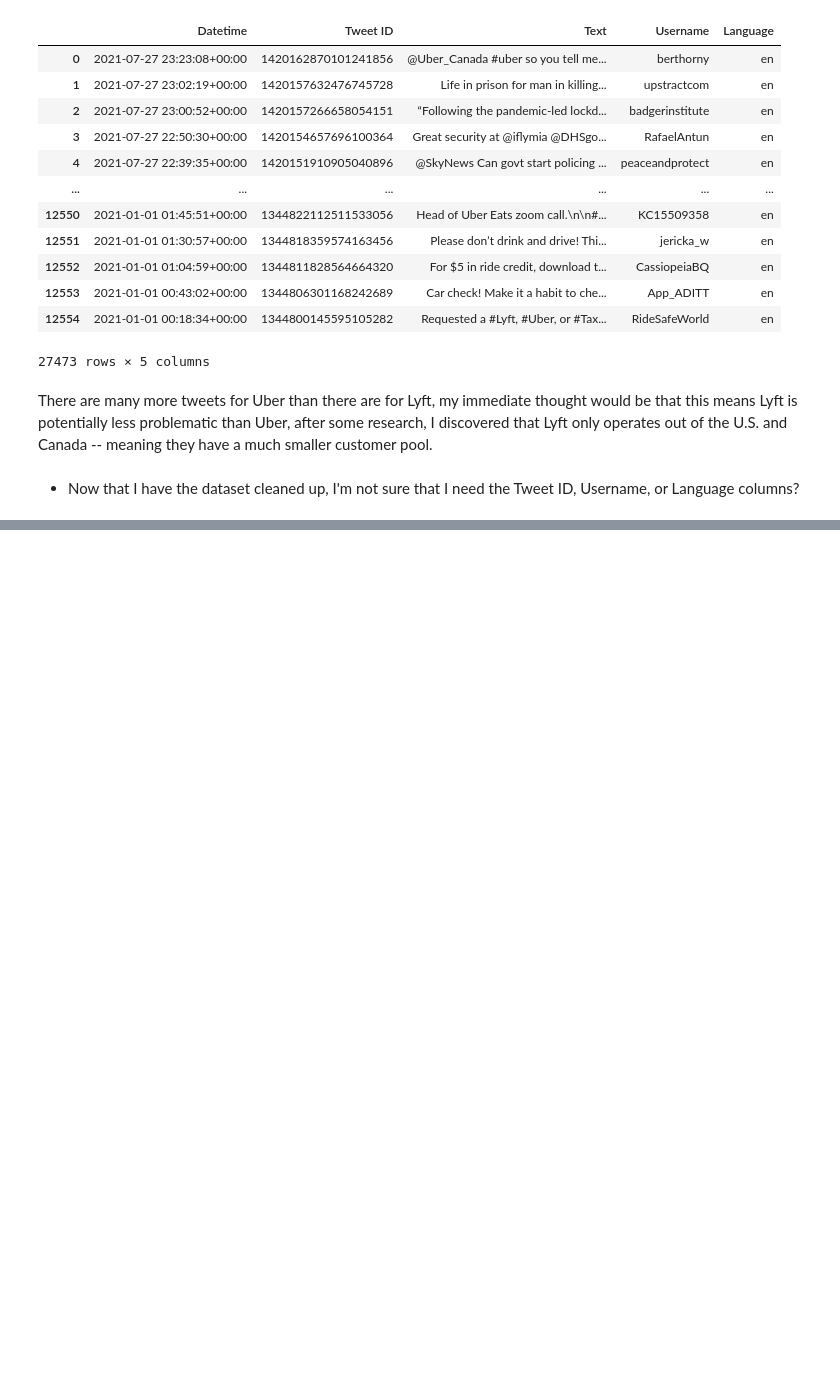
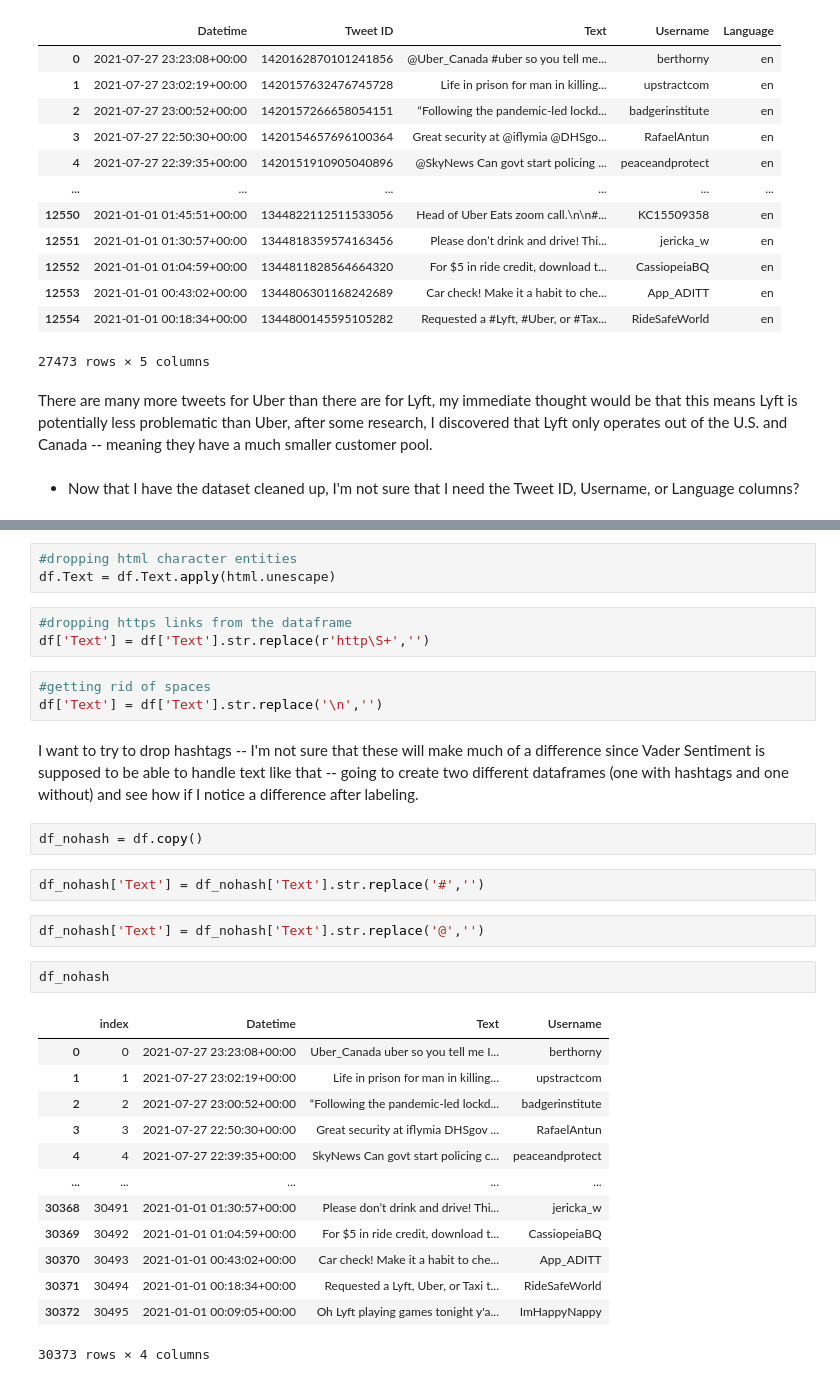
Before and after one commit to juliaechap/Cap3_Sentinment_Analysis_Project, a Jupyter notebook: Notebooks/Data Wrangling.ipynb, the cells around one changed output, grey strips where cells are left out. Drawn from its saved outputs; the diff is of its cells as text; blank space fills up the shorter version.

```diff
--- a/Notebooks/Data Wrangling.ipynb
+++ b/Notebooks/Data Wrangling.ipynb
@@ -445,0 +430,33 @@ df.to_csv('Cleaned_dataset_v1.csv')
+# %%
+#dropping html character entities
+df.Text = df.Text.apply(html.unescape)
+# %%
+#dropping https links from the dataframe
+df['Text'] = df['Text'].str.replace(r'http\S+','')
+# %%
+#getting rid of spaces
+df['Text'] = df['Text'].str.replace('\n','')
+# %% [markdown]
+I want to try to drop hashtags -- I'm not sure that these will make much of a difference since Vader Sentiment is supposed to be able to handle text like that -- going to create two different dataframes (one with hashtags and one without) and see how if I notice a difference after labeling.
+# %%
+df_nohash = df.copy()
+# %%
+df_nohash['Text'] = df_nohash['Text'].str.replace('#','')
+# %%
+df_nohash['Text'] = df_nohash['Text'].str.replace('@','')
+# %%
+df_nohash
+# %% [output]
+|  | index | Datetime | Text | Username |
+| 0 | 0 | 2021-07-27 23:23:08+00:00 | Uber_Canada uber so you tell me I... | berthorny |
+| 1 | 1 | 2021-07-27 23:02:19+00:00 | Life in prison for man in killing... | upstractcom |
+| 2 | 2 | 2021-07-27 23:00:52+00:00 | “Following the pandemic-led lockd... | badgerinstitute |
+| 3 | 3 | 2021-07-27 22:50:30+00:00 | Great security at iflymia DHSgov ... | RafaelAntun |
+| 4 | 4 | 2021-07-27 22:39:35+00:00 | SkyNews Can govt start policing c... | peaceandprotect |
+| ... | ... | ... | ... | ... |
+| 30368 | 30491 | 2021-01-01 01:30:57+00:00 | Please don’t drink and drive! Thi... | jericka_w |
+| 30369 | 30492 | 2021-01-01 01:04:59+00:00 | For $5 in ride credit, download t... | CassiopeiaBQ |
+| 30370 | 30493 | 2021-01-01 00:43:02+00:00 | Car check! Make it a habit to che... | App_ADITT |
+| 30371 | 30494 | 2021-01-01 00:18:34+00:00 | Requested a Lyft, Uber, or Taxi t... | RideSafeWorld |
+| 30372 | 30495 | 2021-01-01 00:09:05+00:00 | Oh Lyft playing games tonight y'a... | ImHappyNappy |
+30373 rows × 4 columns
```
Also changed, not shown: parts of 23 cells of this notebook, 2 other files.
